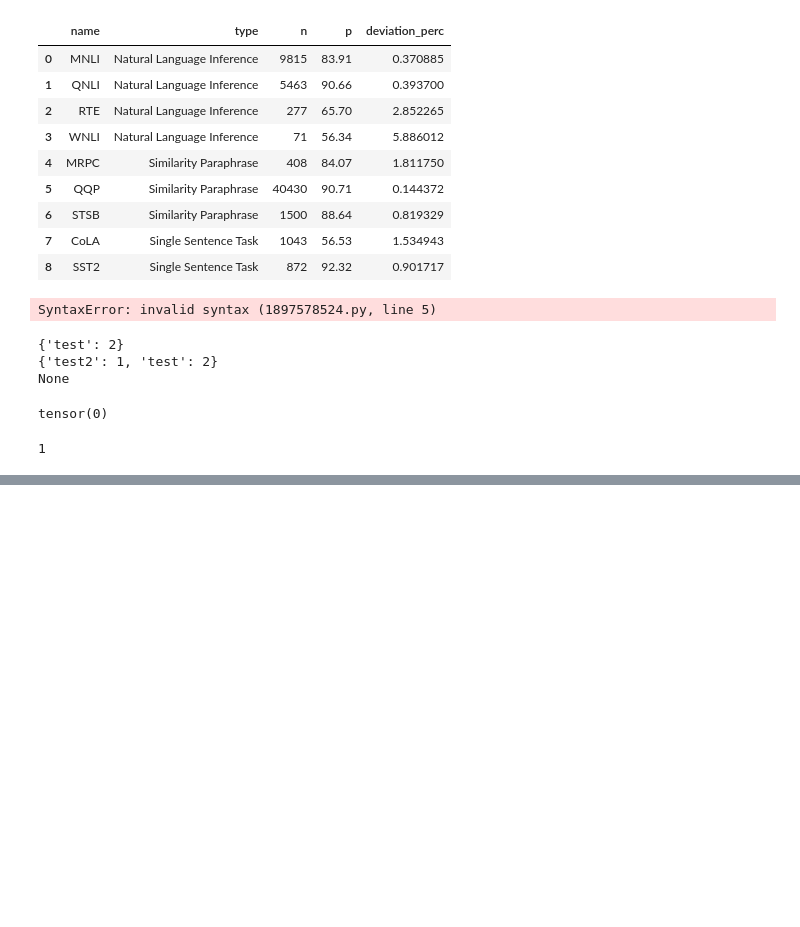
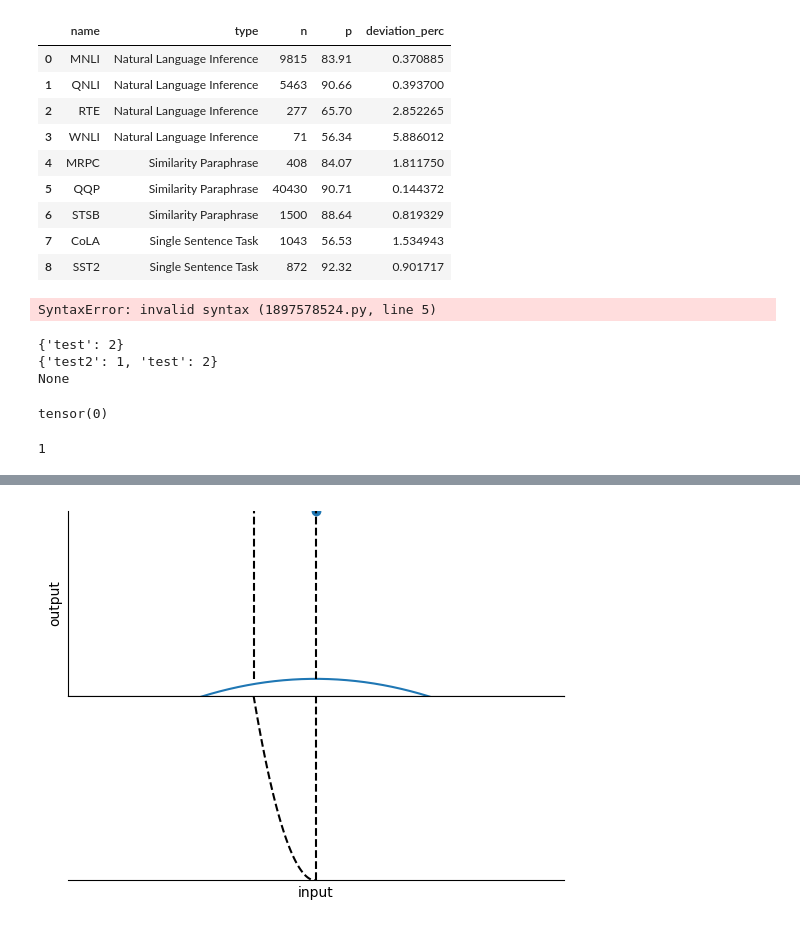
Before and after one commit to Ricu/fantastic-umbrella, a Jupyter notebook: test.ipynb, the cells around one changed output, grey strips where cells are left out. Cells and saved outputs as stored; diff of their text form; code cells hidden in the pictures; blank space fills up the shorter version.

```diff
--- a/test.ipynb
+++ b/test.ipynb
@@ -1825,0 +2052,90 @@ step % interval
+# %%
+import numpy as np
+import matplotlib.pyplot as plt
+from numpy.polynomial.polynomial import Polynomial
+from scipy.interpolate import lagrange
+
+fig, (ax0,ax1) = plt.subplots(2,1)
+# ax.set_aspect(0.33)
+
+interval = [-4,4]
+x_no_dropout = np.array([0.0])
+x_with_dropout = np.array([-1.0])
+x = np.linspace(interval[0],interval[1],10001)
+y_gap = 0.1
+
+def polynomial(coefficients, x):
+    y = np.zeros_like(x)
+    for degree, coeff in enumerate(coefficients):
+        y+= coeff * x ** degree
+    return y
+coefficients = np.array([0,0,-1/32])
+poly = lambda x: polynomial(coefficients,x)
+f_PT = lambda x: poly(x)
+
+# TOP AXIS
+y_PT = f_PT(x)
+ax0.plot(x,y_PT,label="pretrained model")
+y_no_dropout_pretrained = f_PT(x_no_dropout)
+y_no_dropout_finetuned = f_PT(x_no_dropout)+1
+ax0.scatter(
+    x_no_dropout,
+    y_no_dropout_finetuned,
+    label="new datapoint"
+    )
+
+ax0.vlines(
+    x=x_no_dropout,
+    ymin=y_no_dropout_pretrained,
+    ymax=y_no_dropout_finetuned,
+    colors="k",
+    linestyles="dashed"
+    )
+
+ax0.vlines(
+    x=x_with_dropout,
+    ymin=y_no_dropout_pretrained,
+    ymax=y_no_dropout_finetuned,
+    colors="k",
+    linestyles="dashed"
+    )
+
+ax.annotate('input representation', xy=(1,0), xytext=(5, 1), ha='left', va='top',
+            xycoords='axes fraction', textcoords='offset points')
+ax0.set_ylabel('output')
+ax0.set_yticklabels([])
+ax0.set_xticklabels([])
+ax0.set_xticks([])
+ax0.set_yticks([])
+ax0.spines.right.set_visible(False)
+ax0.spines.top.set_visible(False)
+ax0.set_xlim(interval)
+# ax0.set_ylim([y_no_dropout_pretrained.min()-y_gap,y_no_dropout_finetuned.max()])
+
+
+
+# BOTTOM AXIS
+l = ax1.vlines(x=x_no_dropout,ymin=0,ymax=1,colors="k",linestyles="dashed")
+# l.set_dashes
+
+x_temp = np.linspace(x_with_dropout,x_no_dropout,101)
+y_temp = x_temp**2
+plt.plot(x_temp,y_temp,c="k",linestyle="dashed")
+
+ax1.set_xlabel('input')
+ax1.set_yticklabels([])
+ax1.set_xticklabels([])
+ax1.set_xticks([])
+ax1.set_yticks([])
+ax1.spines.left.set_visible(False)
+ax1.spines.right.set_visible(False)
+ax1.set_ylim([0,1])
+ax1.set_xlim(interval)
+# ax1.spines.top.set_visible(False)
+
+
+
+fig.subplots_adjust(hspace=0)
+# fig.tight_layout()
+# %% [output]
+[figure, added]
```
Also changed, not shown: parts of 13 cells of this notebook.
